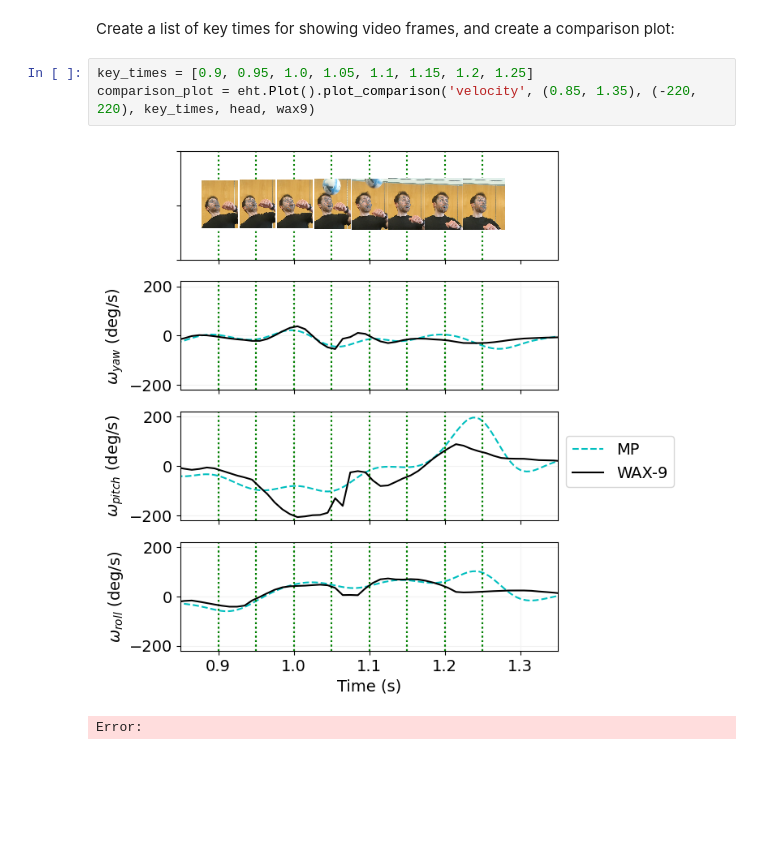
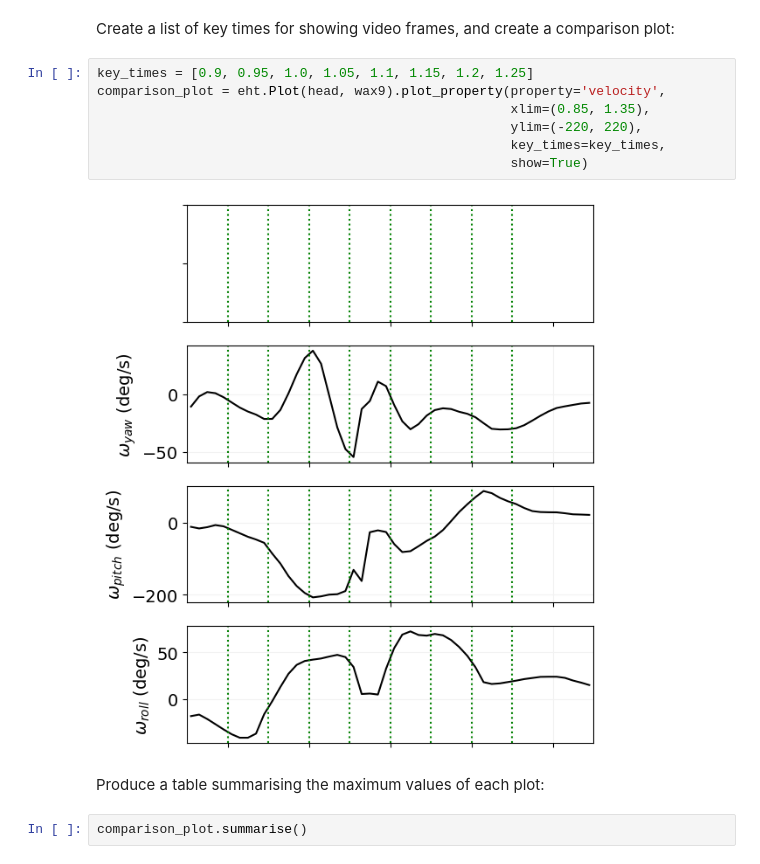
Before and after one commit to isDynamics/EdiHeadyTrack, a Jupyter notebook: docs/example.ipynb, the cells around one changed output. Saved outputs shown, nothing was run; the diff lists cells and outputs as text; blank space fills up the shorter version.

```diff
--- a/docs/example.ipynb
+++ b/docs/example.ipynb
@@ -78,7 +105,14 @@ wax9 = eht.Wax9(filename='resources/example_imu.csv', time_offset=-59.335, id='W
 Create a list of key times for showing video frames, and create a comparison plot:
 # %%
 key_times = [0.9, 0.95, 1.0, 1.05, 1.1, 1.15, 1.2, 1.25]
-comparison_plot = eht.Plot().plot_comparison('velocity', (0.85, 1.35), (-220, 220), key_times, head, wax9)
+comparison_plot = eht.Plot(head, wax9).plot_property(property='velocity',
+                                                     xlim=(0.85, 1.35),
+                                                     ylim=(-220, 220),
+                                                     key_times=key_times,
+                                                     show=True)
 # %% [output]
-[figure, old version]
+[figure, new version]
-Error:
+# %% [markdown]
+Produce a table summarising the maximum values of each plot:
+# %%
+comparison_plot.summarise()
```
Also changed, not shown: parts of 5 cells of this notebook, 3 other files.
